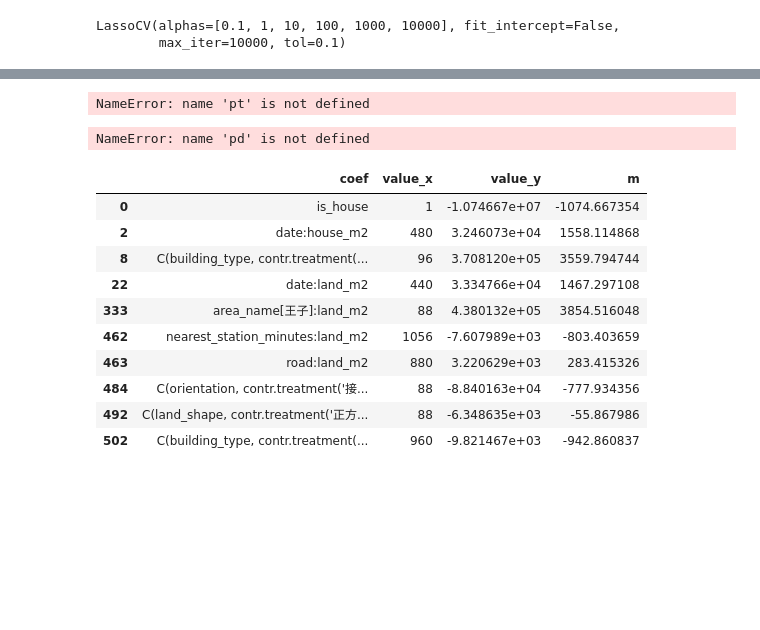
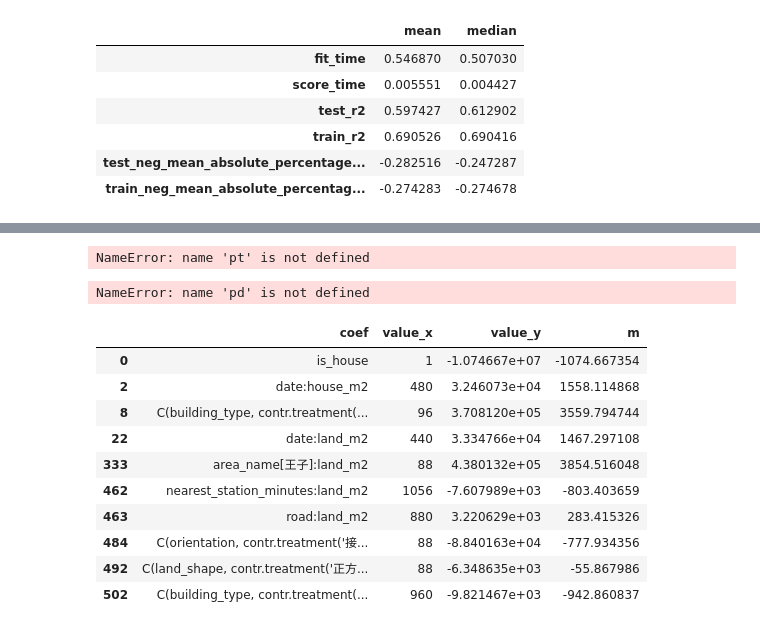
Before and after one commit to zermelozf/housepricetokyo, a Jupyter notebook: buy.ipynb, the cells around one changed output, grey strips where cells are left out. Drawn from its saved outputs; the diff is of its cells as text; code cells hidden in the pictures; blank space fills up the shorter version.

```diff
--- a/buy.ipynb
+++ b/buy.ipynb
@@ -39,18 +39,23 @@ is_house +
 X = pt.fit_transform(X)
 # %%
 model = LassoCV(alphas=[0.1, 1, 10, 100, 1000, 10000], max_iter=10000, tol=0.1, fit_intercept=False)
-# scores = pd.DataFrame(
-#     cross_validate(
-#         model,
-#         X, y,
-#         scoring=['r2', 'neg_mean_absolute_percentage_error'],
-#         return_train_score=True,
-#         cv=10
-#     )
-# )
+scores = pd.DataFrame(
+    cross_validate(
+        model,
+        X, y,
+        scoring=['r2', 'neg_mean_absolute_percentage_error'],
+        return_train_score=True,
+        cv=100
+    )
+)
 model.fit(X, y)
-# scores.apply([np.mean, np.median], axis=0).T
+scores.apply([np.mean, np.median], axis=0).T
 # %% [output]
-LassoCV(alphas=[0.1, 1, 10, 100, 1000, 10000], fit_intercept=False,
-        max_iter=10000, tol=0.1)
+|  | mean | median |
+| fit_time | 0.546870 | 0.507030 |
+| score_time | 0.005551 | 0.004427 |
+| test_r2 | 0.597427 | 0.612902 |
+| train_r2 | 0.690526 | 0.690416 |
+| test_neg_mean_absolute_percentage... | -0.282516 | -0.247287 |
+| train_neg_mean_absolute_percentag... | -0.274283 | -0.274678 |
 # %%
```
Also changed, not shown: parts of 4 cells of this notebook, 7 other files.
